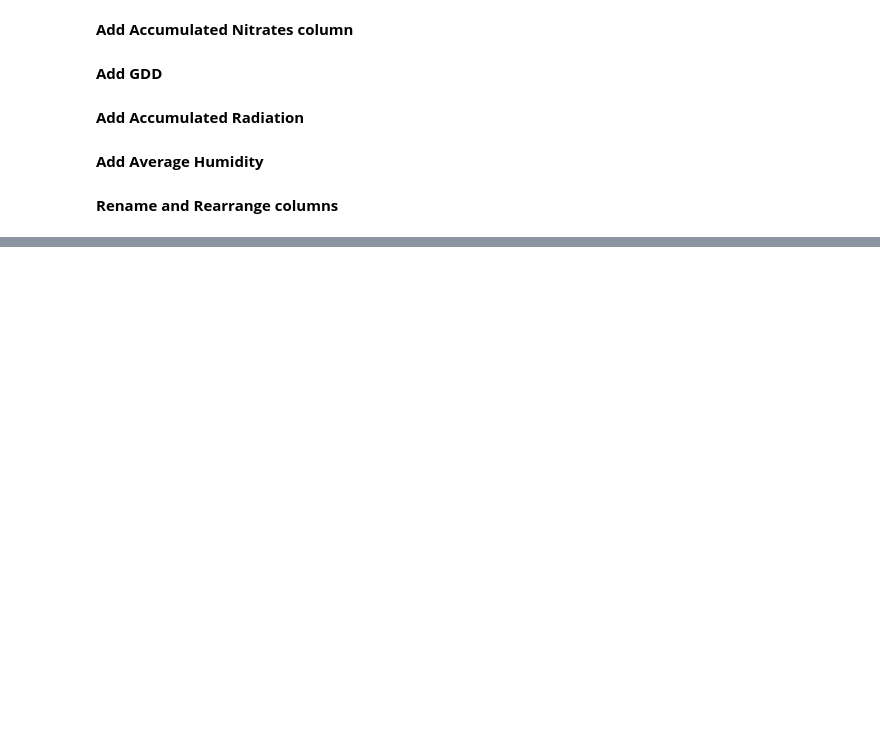
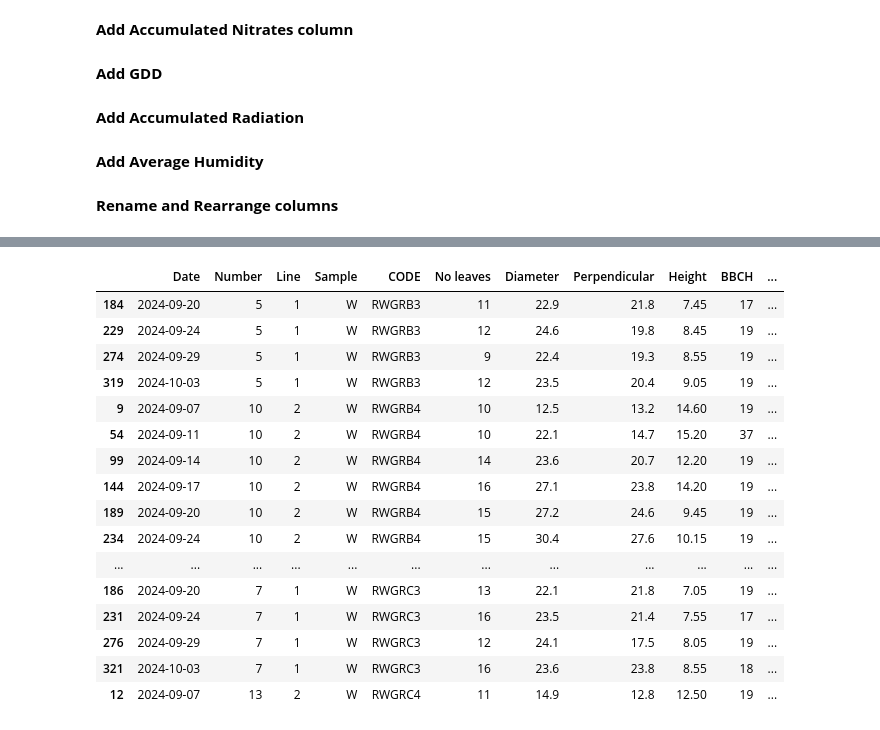
Before and after one commit to rodribro/TimeSeries, a Jupyter notebook: notebooks/dataset_creation/02_dataset.ipynb, the cells around one changed output, grey strips where cells are left out. Cells and saved outputs as stored; diff of their text form; code cells hidden in the pictures; blank space fills up the shorter version.

```diff
--- a/notebooks/dataset_creation/02_dataset.ipynb
+++ b/notebooks/dataset_creation/02_dataset.ipynb
@@ -546,0 +689,7 @@ lettuce_df.to_csv('../../data/02_lettuce.csv')
+# %%
+full_growth = pd.read_csv("../../data/final_biometric_data.csv")
+full_growth.rename(columns={"Unnamed: 0":"Date"}, inplace=True)
+full_growth.drop(columns=['Max. Temp.', 'Min. Temp.', 'Mean. Temp.',
+       'Max. Hum.', 'Min. Hum.', 'Mean. Hum.', 'Combined Temperature Average',
+       'Combined Temperature Std Dev', 'Combined Humidity Average',
+       'Combined Humidity Std Dev',], inplace=True)
@@ -546,0 +778,6 @@ lettuce_df.to_csv('../../data/02_lettuce.csv')
+# %%
+full_growth['Date'] = pd.to_datetime(full_growth['Date'])
+irrigation['Date'] = pd.to_datetime(irrigation['Date'])
+
+# Sort by Date and CODE to ensure correct ordering
+merged_df = full_growth.merge(irrigation, on=['Date', 'CODE'], how='left').sort_values(by=['CODE', 'Date'])
@@ -546,0 +839,22 @@ lettuce_df.to_csv('../../data/02_lettuce.csv')
+# %%
+merged_df.drop(columns='Accumulate Irrigation', inplace=True)
+# %%
+merged_df[300:345]
+# %% [output]
+|  | Date | Number | Line | Sample | CODE | No leaves | Diameter | Perpendicular | Height | BBCH | ... |
+| 184 | 2024-09-20 | 5 | 1 | W | RWGRB3 | 11 | 22.9 | 21.8 | 7.45 | 17 | ... |
+| 229 | 2024-09-24 | 5 | 1 | W | RWGRB3 | 12 | 24.6 | 19.8 | 8.45 | 19 | ... |
+| 274 | 2024-09-29 | 5 | 1 | W | RWGRB3 | 9 | 22.4 | 19.3 | 8.55 | 19 | ... |
+| 319 | 2024-10-03 | 5 | 1 | W | RWGRB3 | 12 | 23.5 | 20.4 | 9.05 | 19 | ... |
+| 9 | 2024-09-07 | 10 | 2 | W | RWGRB4 | 10 | 12.5 | 13.2 | 14.60 | 19 | ... |
+| 54 | 2024-09-11 | 10 | 2 | W | RWGRB4 | 10 | 22.1 | 14.7 | 15.20 | 37 | ... |
+| 99 | 2024-09-14 | 10 | 2 | W | RWGRB4 | 14 | 23.6 | 20.7 | 12.20 | 19 | ... |
+| 144 | 2024-09-17 | 10 | 2 | W | RWGRB4 | 16 | 27.1 | 23.8 | 14.20 | 19 | ... |
+| 189 | 2024-09-20 | 10 | 2 | W | RWGRB4 | 15 | 27.2 | 24.6 | 9.45 | 19 | ... |
+| 234 | 2024-09-24 | 10 | 2 | W | RWGRB4 | 15 | 30.4 | 27.6 | 10.15 | 19 | ... |
+| ... | ... | ... | ... | ... | ... | ... | ... | ... | ... | ... | ... |
+| 186 | 2024-09-20 | 7 | 1 | W | RWGRC3 | 13 | 22.1 | 21.8 | 7.05 | 19 | ... |
+| 231 | 2024-09-24 | 7 | 1 | W | RWGRC3 | 16 | 23.5 | 21.4 | 7.55 | 17 | ... |
+| 276 | 2024-09-29 | 7 | 1 | W | RWGRC3 | 12 | 24.1 | 17.5 | 8.05 | 19 | ... |
+| 321 | 2024-10-03 | 7 | 1 | W | RWGRC3 | 16 | 23.6 | 23.8 | 8.55 | 18 | ... |
+| 12 | 2024-09-07 | 13 | 2 | W | RWGRC4 | 11 | 14.9 | 12.8 | 12.50 | 19 | ... |
```
Also changed, not shown: parts of 45 cells of this notebook, 26 other files.
